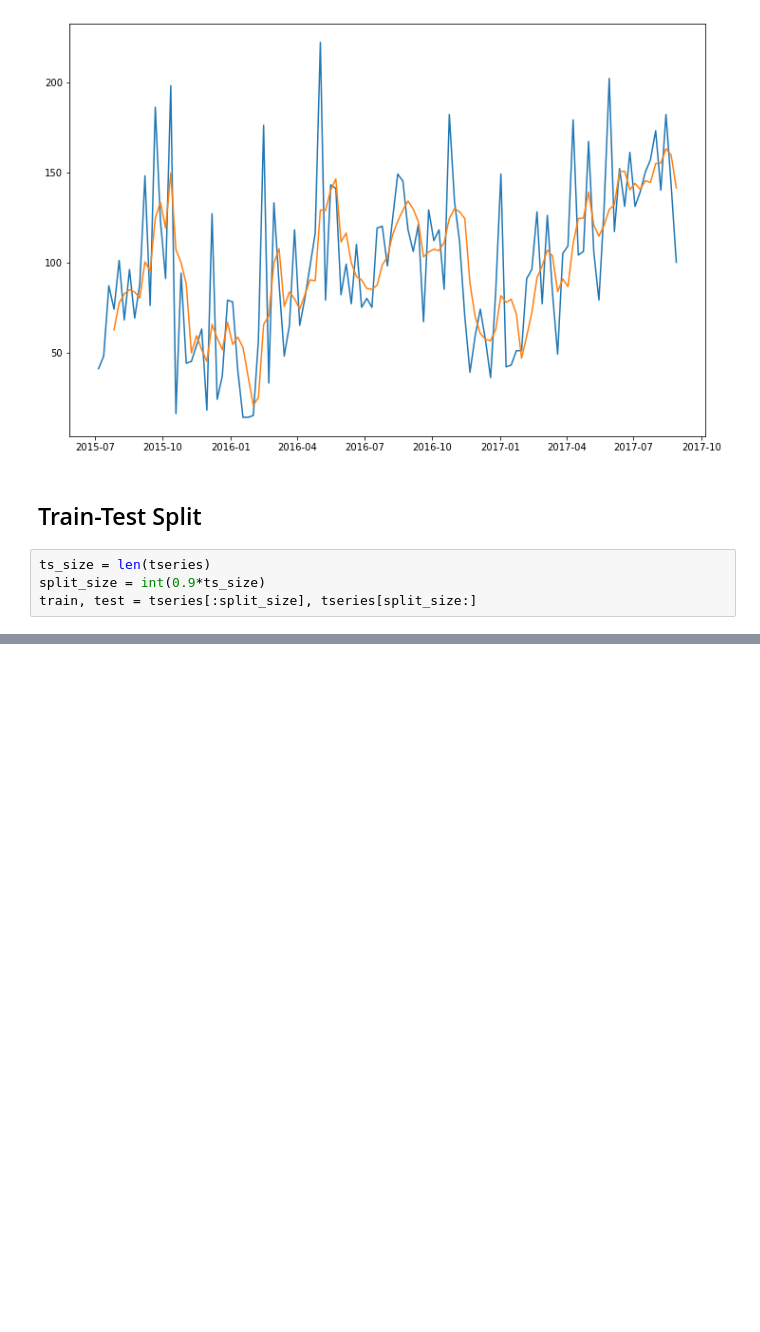
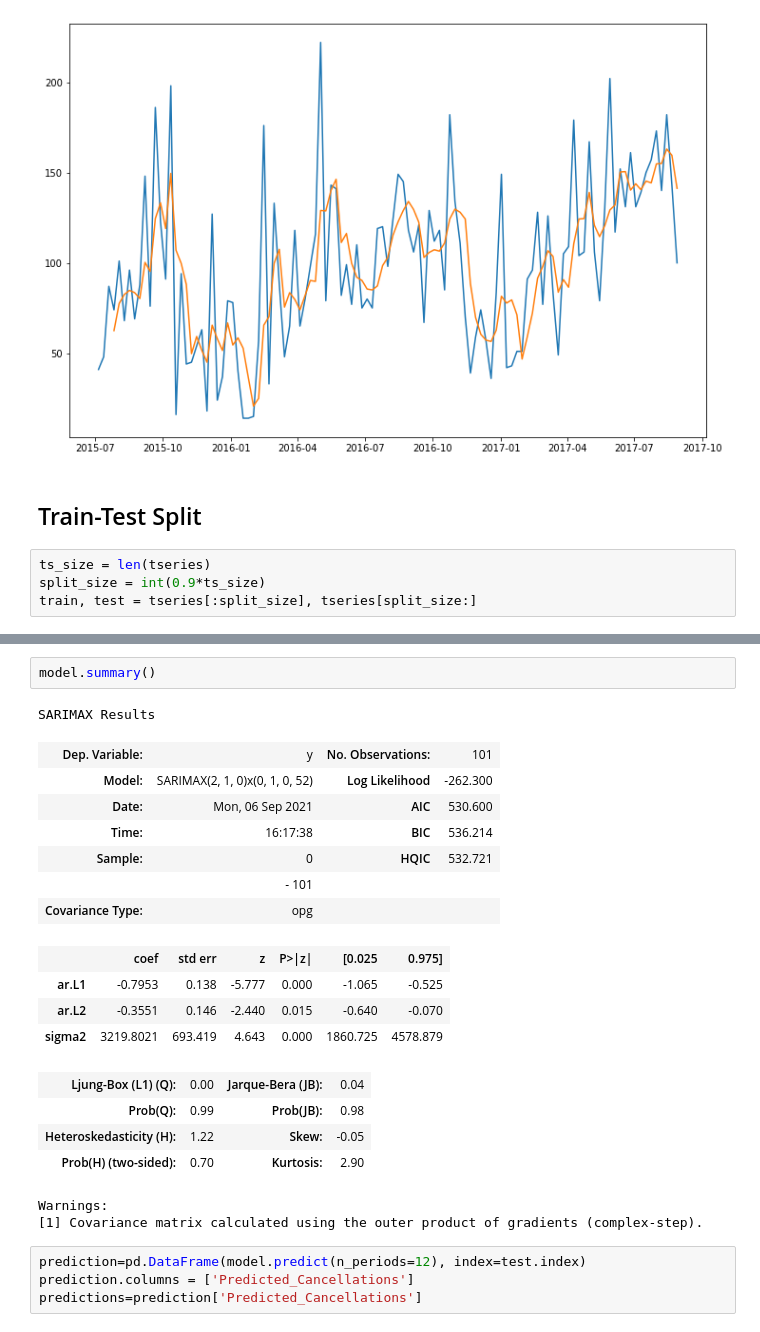
Before and after one commit to sanayei/tseries, a Jupyter notebook: arima.ipynb, the cells around one changed output, grey strips where cells are left out. Saved outputs shown, nothing was run; the diff lists cells and outputs as text; blank space fills up the shorter version.

```diff
--- a/arima.ipynb
+++ b/arima.ipynb
@@ -238,0 +287,25 @@ train, test = tseries[:split_size], tseries[split_size:]
+# %%
+model.summary()
+# %% [output]
+SARIMAX Results
+| Dep. Variable: | y | No. Observations: | 101 |
+| Model: | SARIMAX(2, 1, 0)x(0, 1, 0, 52) | Log Likelihood | -262.300 |
+| Date: | Mon, 06 Sep 2021 | AIC | 530.600 |
+| Time: | 16:17:38 | BIC | 536.214 |
+| Sample: | 0 | HQIC | 532.721 |
+|  | - 101 |  |  |
+| Covariance Type: | opg |  |  |
+|  | coef | std err | z | P>|z| | [0.025 | 0.975] |
+| ar.L1 | -0.7953 | 0.138 | -5.777 | 0.000 | -1.065 | -0.525 |
+| ar.L2 | -0.3551 | 0.146 | -2.440 | 0.015 | -0.640 | -0.070 |
+| sigma2 | 3219.8021 | 693.419 | 4.643 | 0.000 | 1860.725 | 4578.879 |
+| Ljung-Box (L1) (Q): | 0.00 | Jarque-Bera (JB): | 0.04 |
+| Prob(Q): | 0.99 | Prob(JB): | 0.98 |
+| Heteroskedasticity (H): | 1.22 | Skew: | -0.05 |
+| Prob(H) (two-sided): | 0.70 | Kurtosis: | 2.90 |
+Warnings:
+[1] Covariance matrix calculated using the outer product of gradients (complex-step).
+# %%
+prediction=pd.DataFrame(model.predict(n_periods=12), index=test.index)
+prediction.columns = ['Predicted_Cancellations']
+predictions=prediction['Predicted_Cancellations']
```
Also changed, not shown: parts of 9 cells of this notebook.
